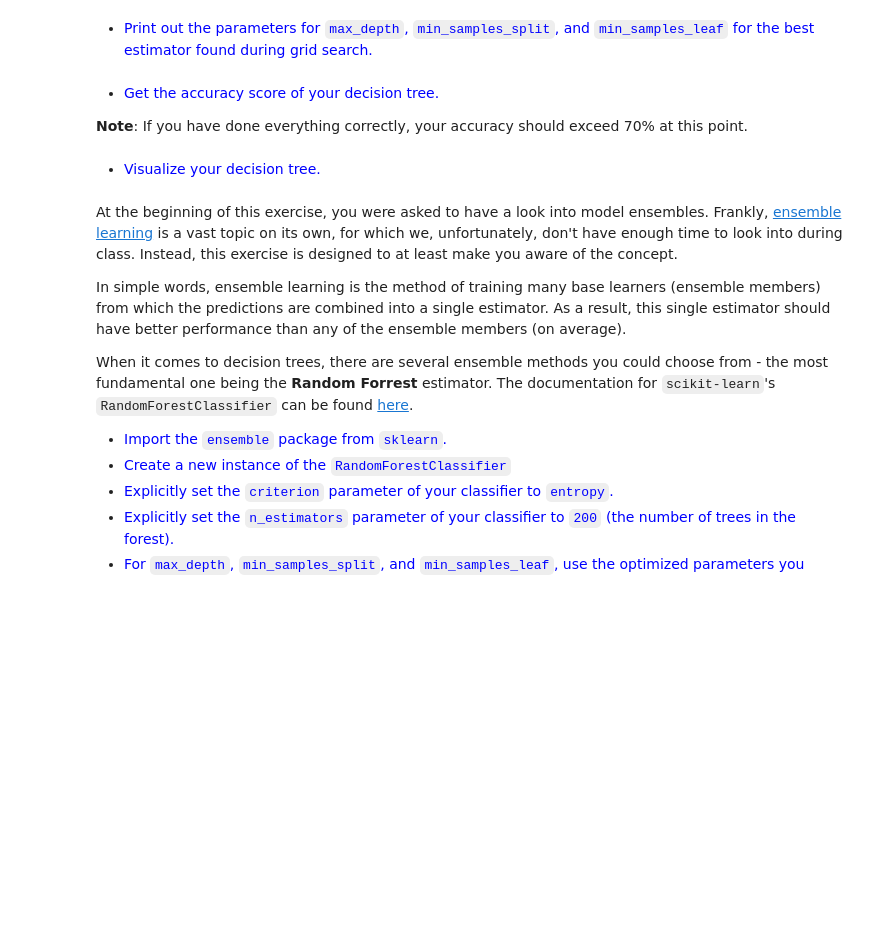
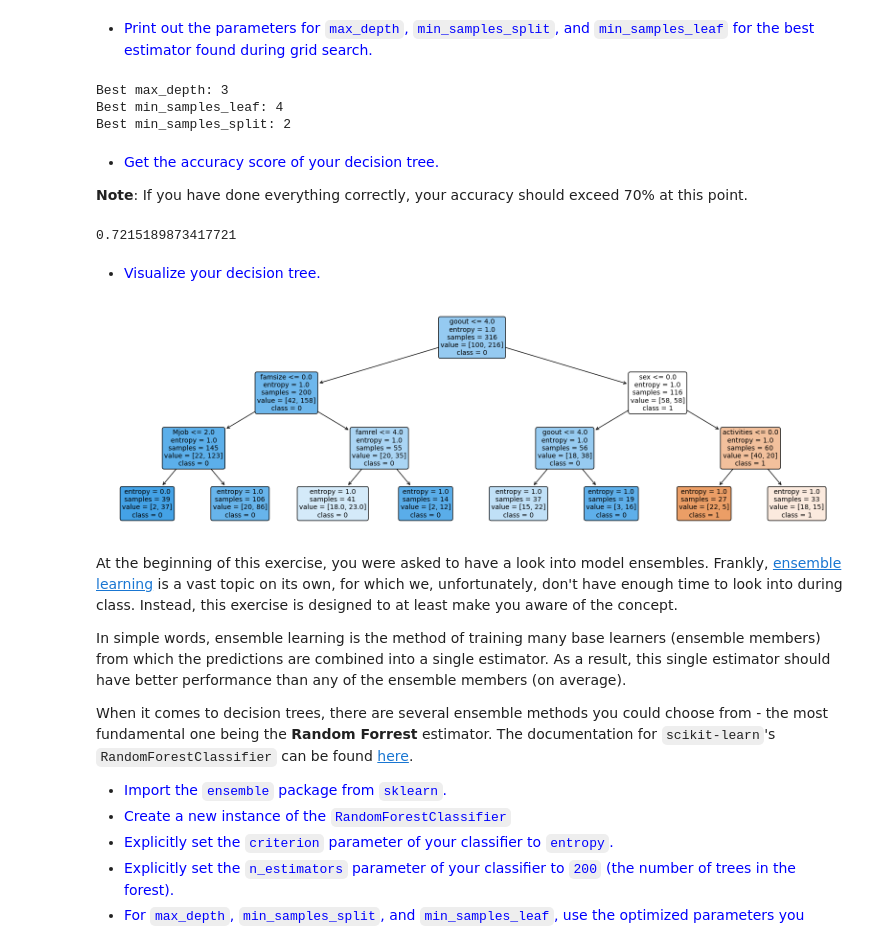
Before and after one commit to osama-alk/DeepLearningInMachineVis-Exercises, a Jupyter notebook: Machine Learning 101/03d_ML_101_P2_Ex.ipynb, the cells around one changed output. Cells and saved outputs as stored; diff of their text form; code cells hidden in the pictures; blank space fills up the shorter version.

```diff
--- a/Machine Learning 101/03d_ML_101_P2_Ex.ipynb
+++ b/Machine Learning 101/03d_ML_101_P2_Ex.ipynb
@@ -65,3 +156,14 @@ One approach that could potentially work for our data is to reduce the number of
+# %%
+# Your solution goes here:
+model = DecisionTreeClassifier()
+
+X_train, X_test, y_train, y_test = train_test_split(data.drop(["Dalc"],axis=1), data.Dalc, test_size=0.20)
+
+parameters = {'max_depth':[3,4],'min_samples_split':[2,3,4,5],'min_samples_leaf':[2,3,4,5]}
+
+gs = GridSearchCV(DecisionTreeClassifier(criterion='entropy'), parameters)
+
+optimized_tree = gs.fit(X_train, y_train)
 # %% [markdown]
 * <div style="color:blue">Have a look at the documentation for <code>GridSearchCV</code>. What parameter influences the number of folds used for cross-validation? How many folds are there by default?</div>
 # %% [markdown]
@@ -73,8 +176,22 @@ One approach that could potentially work for our data is to reduce the number of
+# %%
+# Your solution goes here:
+print('Best max_depth:', optimized_tree.best_estimator_.get_params()['max_depth'])
+print('Best min_samples_leaf:', optimized_tree.best_estimator_.get_params()['min_samples_leaf'])
+print('Best min_samples_split:', optimized_tree.best_estimator_.get_params()['min_samples_split'])
+# %% [output]
+Best max_depth: 3
+Best min_samples_leaf: 4
+Best min_samples_split: 2
 # %% [markdown]
 * <div style="color:blue">Get the accuracy score of your decision tree.</div>
 
 **Note**: If you have done everything correctly, your accuracy should exceed 70% at this point.
 # %%
 # Your solution goes here:
+optimized_tree.fit(X_train,y_train)
+predicted_data_on_test = optimized_tree.predict(X_test)
+accuracy_score(y_test,predicted_data_on_test)
+# %% [output]
+0.7215189873417721
 # %% [markdown]
 * <div style="color:blue">Visualize your decision tree.</div>
@@ -83,3 +198,20 @@ One approach that could potentially work for our data is to reduce the number of
+# %%
+# Your solution goes here:
+
+feature_names = data.drop(["Dalc"],axis=1).columns.values.tolist()
+class_names = data.Dalc.unique()
+
+plt.figure(figsize=(20, 6))
+tree.plot_tree(optimized_tree.best_estimator_,
+               fontsize=10,
+               feature_names=feature_names,
+               class_names=class_names.astype(str),
+               filled=True,
+               rounded=True,
+               precision=0)
+plt.show()
+# %% [output]
+[figure, added]
 # %% [markdown]
 At the beginning of this exercise, you were asked to have a look into model ensembles. Frankly, [ensemble learning](https://en.wikipedia.org/wiki/Ensemble_learning) is a vast topic on its own, for which we, unfortunately, don't have enough time to look into during class. Instead, this exercise is designed to at least make you aware of the concept.
 
```
Also changed, not shown: parts of 17 cells of this notebook, 1 other file.
